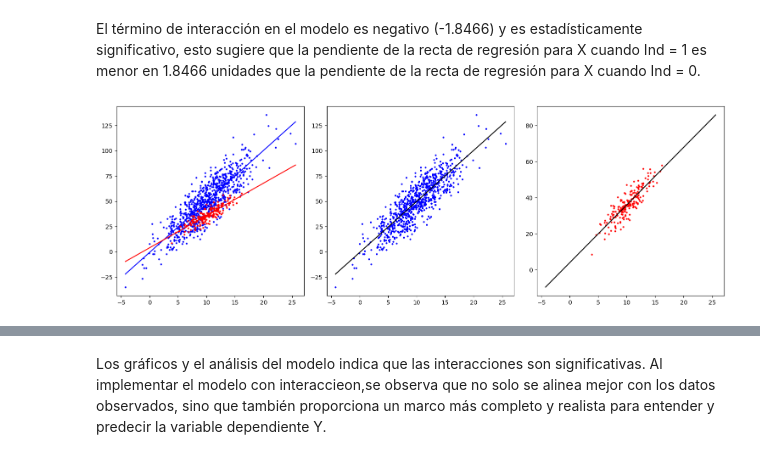
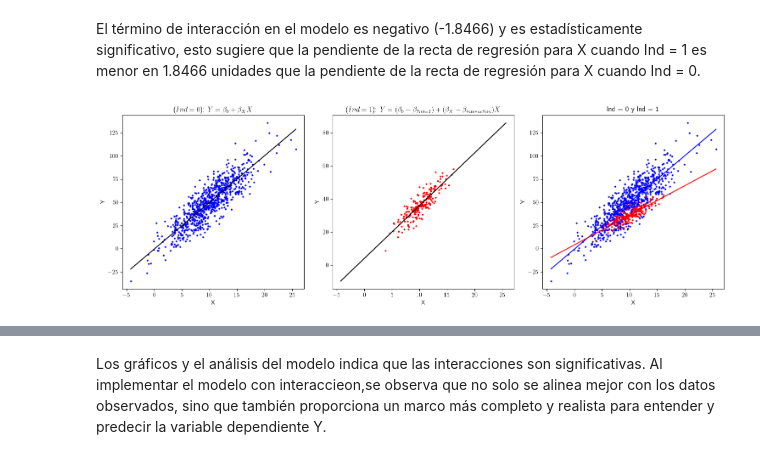
Before and after one commit to Daniel1martinez2/mcd-analisis-cuantitativo-evaluacion-1, a Jupyter notebook: punto_1.ipynb, the cells around one changed output, grey strips where cells are left out. Drawn from its saved outputs; the diff is of its cells as text; code cells hidden in the pictures.

```diff
--- a/punto_1.ipynb
+++ b/punto_1.ipynb
@@ -8,3 +10,7 @@ import statsmodels.formula.api as smf
 import statsmodels.api as sm
 from statsmodels.stats.stattools import durbin_watson
 from scipy import stats
+
+# Utils
+separator = '=' * 30
+plt.rcParams['text.usetex'] = True
@@ -308,27 +293,39 @@ El término de interacción en el modelo es negativo (-1.8466) y es estadística
 # %%
 intercept = model_with_interaction.params['Intercept']
 slope_X = model_with_interaction.params['X']
 interaction = model_with_interaction.params['X:C(Ind)[T.1]']
 
 x_vals = np.linspace(data['X'].min(), data['X'].max(), 100)
 
 y_pred_0 = intercept + slope_X * x_vals
 y_pred_1 = intercept + model_with_interaction.params['C(Ind)[T.1]'] + (slope_X + interaction) * x_vals
 
 fig, axes = plt.subplots(1, 3, figsize=(15, 5))
 
+title_interaction_ind0 = r"($Ind = 0$): $Y = \beta_{0} + \beta_{X}X$"
+title_interaction_ind1 = r"($Ind = 1$): $Y = (\beta_{0} + \beta_{Ind=1}) + (\beta_{X} + \beta_{interaction})X$"
+
 axes[0].scatter(data[data['Ind'] == 0]['X'], data[data['Ind'] == 0]['Y'], color='blue', label='Ind = 0', s=4)
-axes[0].scatter(data[data['Ind'] == 1]['X'], data[data['Ind'] == 1]['Y'], color='red', label='Ind = 1', s=4)
-axes[0].plot(x_vals, y_pred_0, color='blue', label='Regresión Ind = 0')
-axes[0].plot(x_vals, y_pred_1, color='red', label='Regresión Ind = 1')
+axes[0].plot(x_vals, y_pred_0, color='black', label='Regresión Ind = 0')
+axes[0].set_title(title_interaction_ind0)
+axes[0].set_xlabel('X')
+axes[0].set_ylabel('Y')
 
-axes[1].scatter(data[data['Ind'] == 0]['X'], data[data['Ind'] == 0]['Y'], color='blue', label='Ind = 0', s=4)
-axes[1].plot(x_vals, y_pred_0, color='black', label='Regresión Ind = 0')
+axes[1].scatter(data[data['Ind'] == 1]['X'], data[data['Ind'] == 1]['Y'], color='red', label='Ind = 1', s=4)
+axes[1].plot(x_vals, y_pred_1, color='black', label='Regresión Ind = 1')
+axes[1].set_title(title_interaction_ind1)
+axes[1].set_xlabel('X')
+axes[1].set_ylabel('Y')
 
+axes[2].scatter(data[data['Ind'] == 0]['X'], data[data['Ind'] == 0]['Y'], color='blue', label='Ind = 0', s=4)
 axes[2].scatter(data[data['Ind'] == 1]['X'], data[data['Ind'] == 1]['Y'], color='red', label='Ind = 1', s=4)
-axes[2].plot(x_vals, y_pred_1, color='black', label='Regresión Ind = 1')
+axes[2].plot(x_vals, y_pred_0, color='blue', label='Regresión Ind = 0')
+axes[2].plot(x_vals, y_pred_1, color='red', label='Regresión Ind = 1')
+axes[2].set_title("Ind = 0 y Ind = 1")
+axes[2].set_xlabel('X')
+axes[2].set_ylabel('Y')
 
 plt.tight_layout()
 plt.show()
 # %% [output]
-[figure, old version]
+[figure, new version]
```
Also changed, not shown: parts of 12 cells of this notebook, 2 other files.
